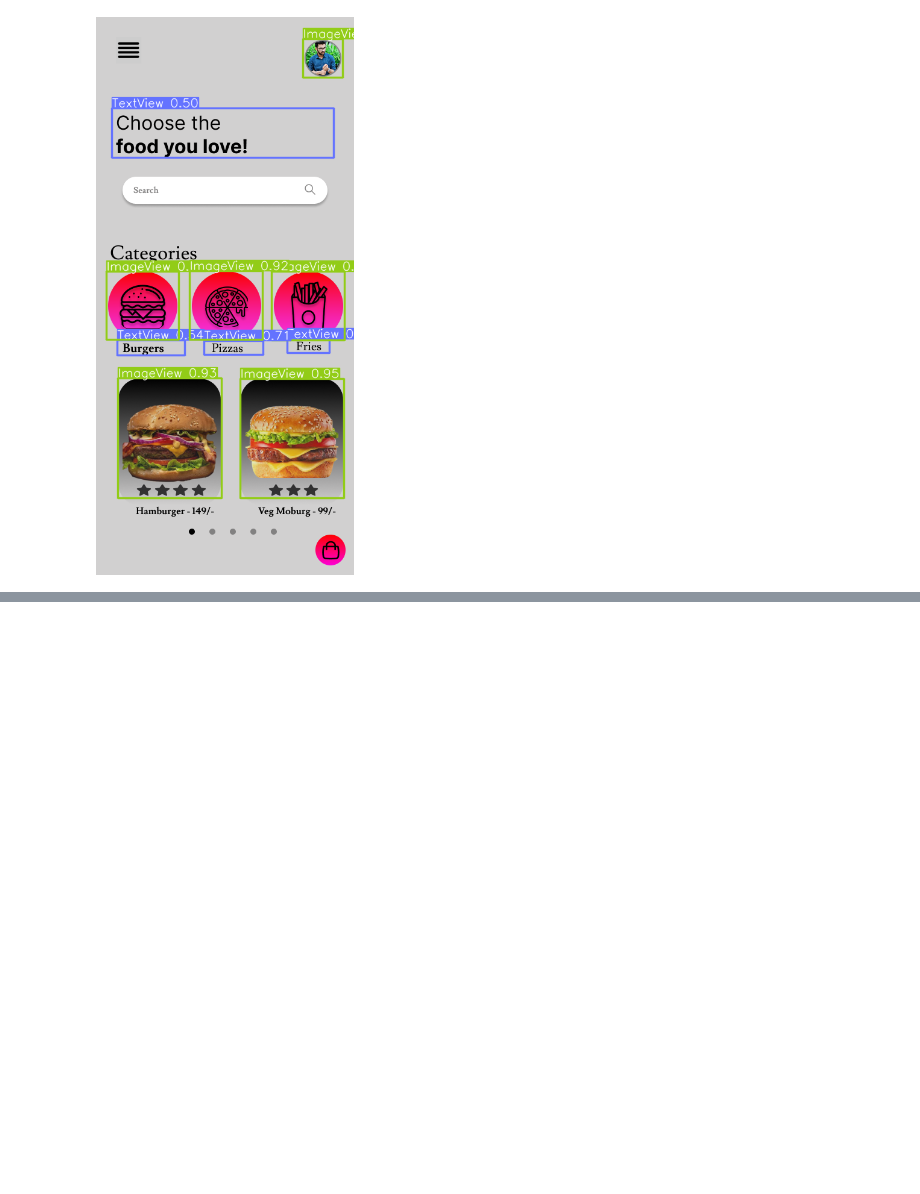
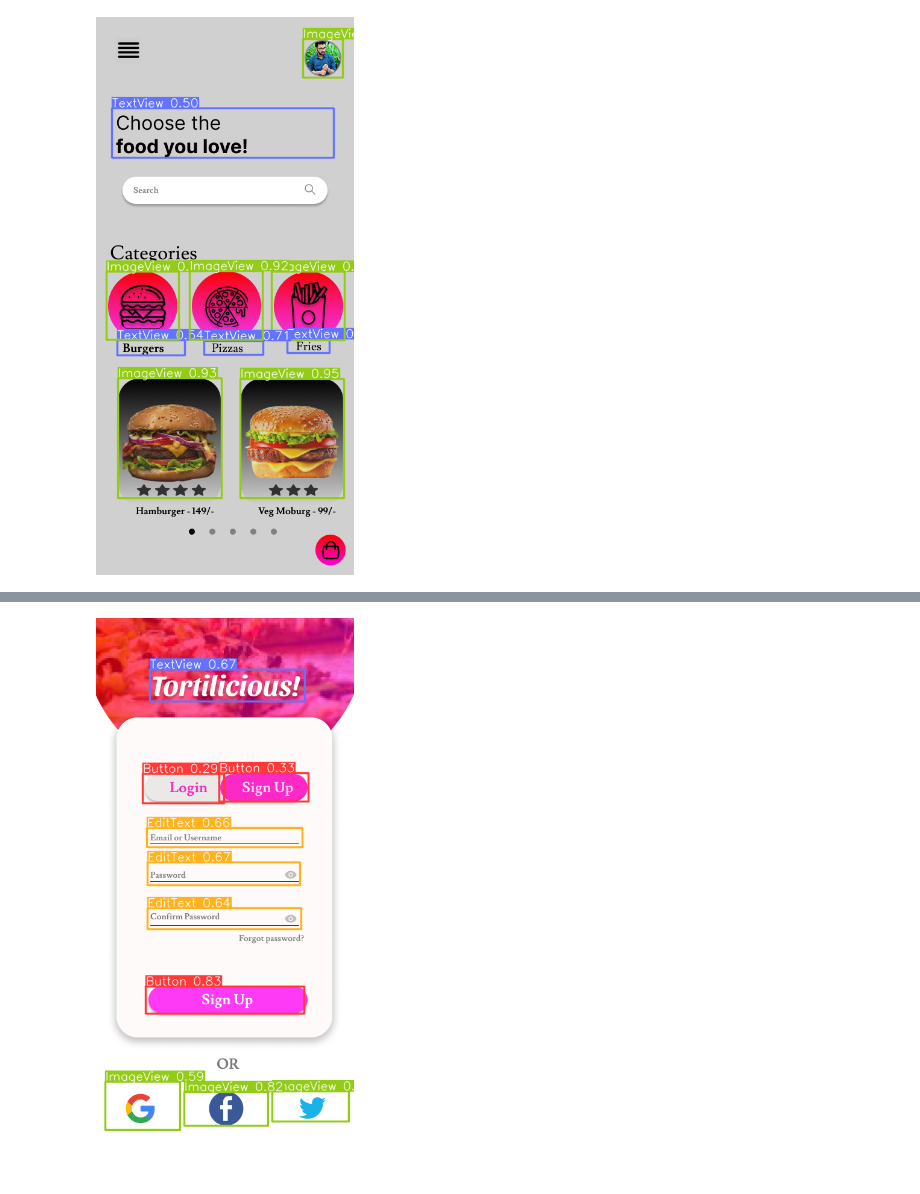
Before and after one commit to ArmaanSeth/UI-Component-Detection-YOLOv8, a Jupyter notebook: model.ipynb, the cells around one changed output, grey strips where cells are left out. Cells and saved outputs as stored; diff of their text form; code cells hidden in the pictures; blank space fills up the shorter version.

```diff
--- a/model.ipynb
+++ b/model.ipynb
@@ -152,0 +171,4 @@ Image(filename="./runs/detect/predict2/Menu.png", height=1000)
+# %%
+Image(filename="./runs/detect/predict4/Sign Up Page.png", height=600)
+# %% [output]
+[figure, added]
```
Also changed, not shown: parts of 7 cells of this notebook, 3 other files.
